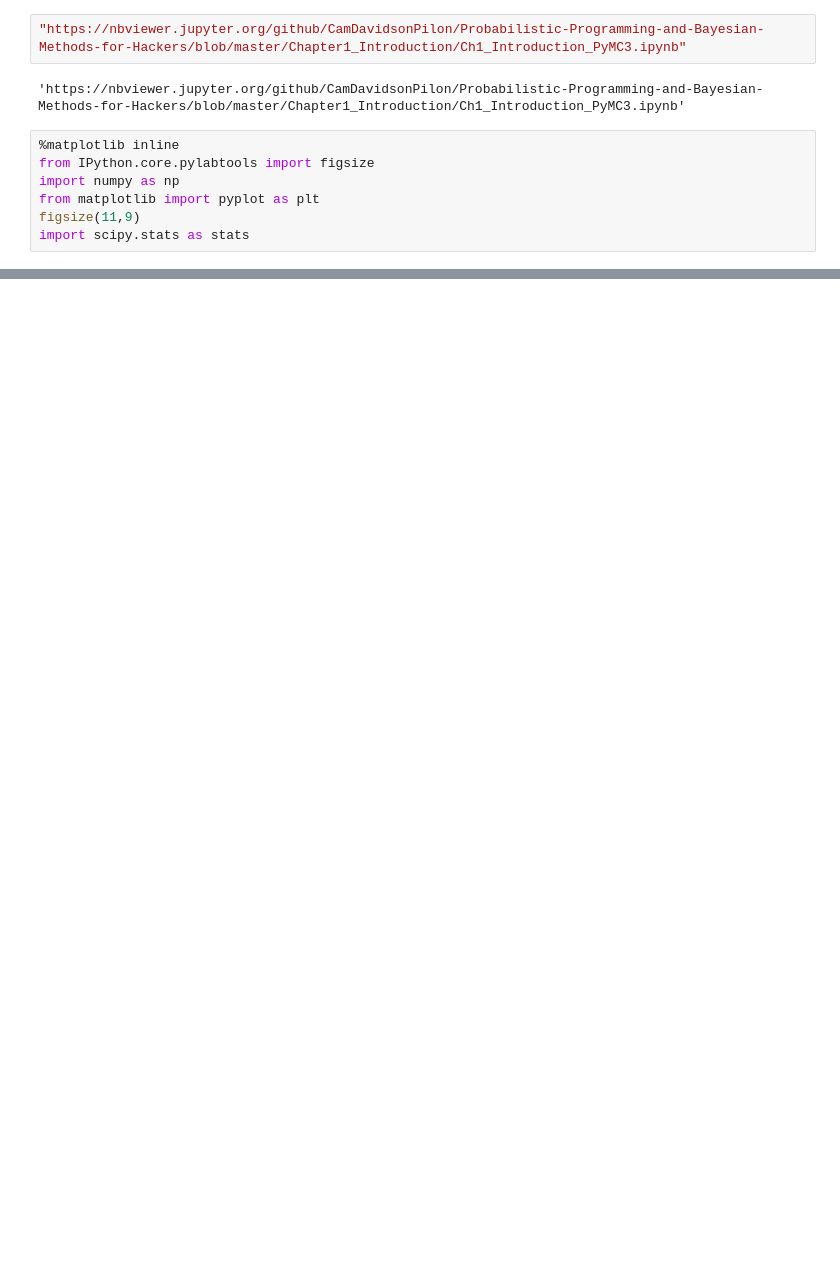
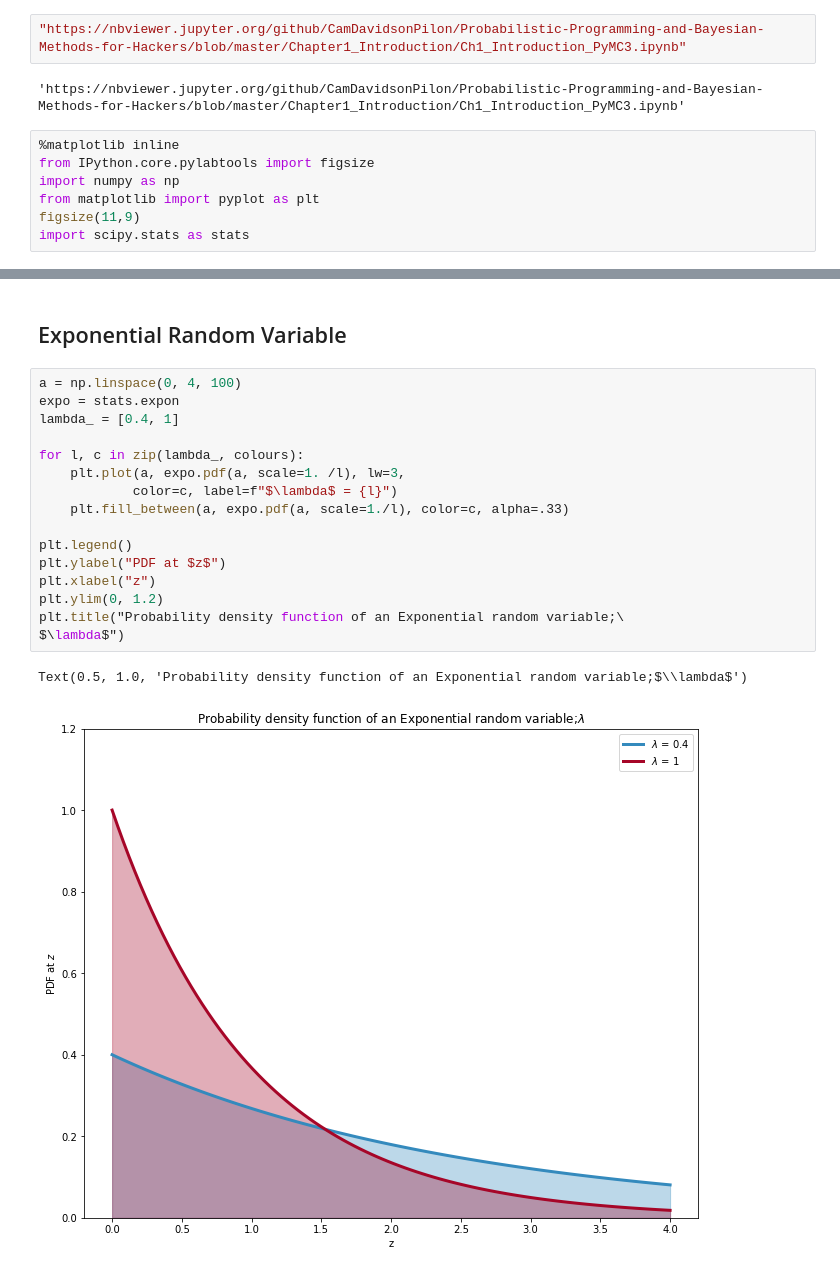
Before and after one commit to SergioMarreroMarrero/Bayesian-Methods-for-Hackers-, a Jupyter notebook: Chapter1/flipping_a_coin.ipynb, the cells around one changed output, grey strips where cells are left out. Saved outputs shown, nothing was run; the diff lists cells and outputs as text; blank space fills up the shorter version.

```diff
--- a/Chapter1/flipping_a_coin.ipynb
+++ b/Chapter1/flipping_a_coin.ipynb
@@ -45,0 +67,21 @@ sx.get_yticklabels()
+# %% [markdown]
+## Exponential Random Variable
+# %%
+a = np.linspace(0, 4, 100)
+expo = stats.expon
+lambda_ = [0.4, 1]
+
+for l, c in zip(lambda_, colours):
+    plt.plot(a, expo.pdf(a, scale=1. /l), lw=3,
+            color=c, label=f"$\lambda$ = {l}")
+    plt.fill_between(a, expo.pdf(a, scale=1./l), color=c, alpha=.33)
+
+plt.legend()
+plt.ylabel("PDF at $z$")
+plt.xlabel("z")
+plt.ylim(0, 1.2)
+plt.title("Probability density function of an Exponential random variable;\
+$\lambda$")
+# %% [output]
+Text(0.5, 1.0, 'Probability density function of an Exponential random variable;$\\lambda$')
+[figure, added]
```
Also changed, not shown: parts of 4 cells of this notebook, 1 other file.
